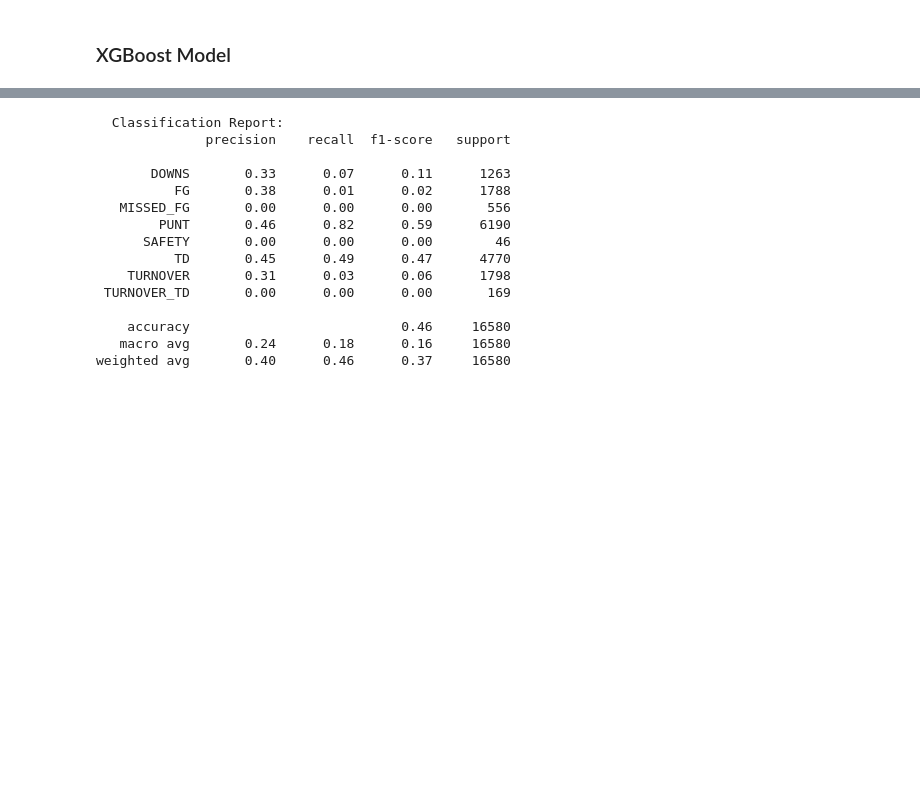
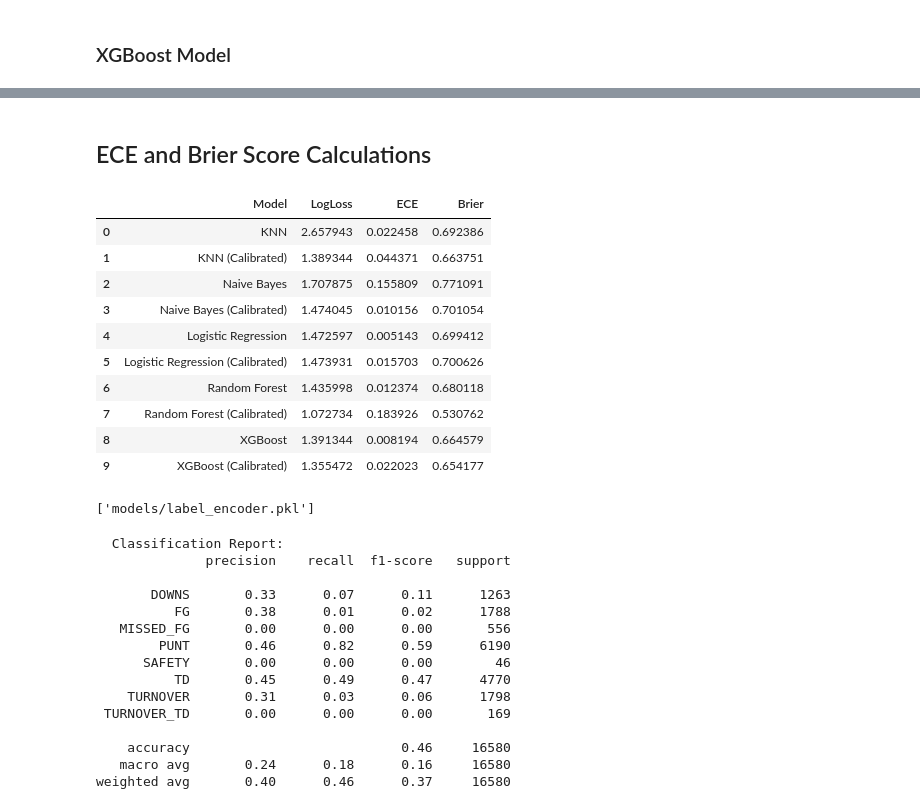
Before and after one commit to truett-jt/CFB-Simulator, a Jupyter notebook: cfb.ipynb, the cells around one changed output, grey strips where cells are left out. Drawn from its saved outputs; the diff is of its cells as text; code cells hidden in the pictures; blank space fills up the shorter version.

```diff
--- a/cfb.ipynb
+++ b/cfb.ipynb
@@ -1024,7 +985,7 @@ param_dist = {
 rf_random = RandomizedSearchCV(
     rf,
     param_distributions=param_dist,
-    n_iter=20,
+    n_iter=5,
     scoring="neg_log_loss",
     cv=3,
     verbose=2,
@@ -1203,0 +1130,3 @@ Log-Loss Results
+# %%
+xgb_calibrated = CalibratedClassifierCV(best_xgb, method="isotonic", cv=5)
+xgb_calibrated.fit(X_train, y_train)
@@ -1203,0 +1151,2 @@ Log-Loss Results
+# %% [markdown]
+## ECE and Brier Score Calculations
@@ -1204,3 +1175,60 @@ Log-Loss Results
+# %%
+def compute_brier(y_true, y_probs):
+    ohe = OneHotEncoder(sparse_output=False)
+    y_true_oh = ohe.fit_transform(y_true.reshape(-1, 1))
+
+    return np.mean(np.sum((y_probs - y_true_oh) ** 2, axis=1))
+# %%
+def evaluate_model(model, X, y):
+    y_probs = model.predict_proba(X)
+
+    return{
+        "LogLoss": log_loss(y, y_probs),
+        "ECE": compute_ece(y, y_probs),
+        "Brier": compute_brier(y, y_probs)
+    }
+# %%
+results = []
+
+models = {
+    "KNN": knn_random.best_estimator_,
+    "KNN (Calibrated)": knn_calibrated,
+    "Naive Bayes": nb_random.best_estimator_,
+    "Naive Bayes (Calibrated)": nb_calibrated,
+    "Logistic Regression": logreg_random.best_estimator_,
+    "Logistic Regression (Calibrated)": logreg_calibrated,
+    "Random Forest": rf_random.best_estimator_,
+    "Random Forest (Calibrated)": rf_calibrated,
+    "XGBoost": xgb_random.best_estimator_,
+    "XGBoost (Calibrated)": xgb_calibrated
+}
+
+for name, model in models.items():
+    metrics = evaluate_model(model, X_val, y_val)
+    metrics["Model"] = name
+    results.append(metrics)
+
+results_df = pd.DataFrame(results)
+results_df = results_df[["Model", "LogLoss", "ECE", "Brier"]]
+
+display(results_df)
+# %% [output]
+|  | Model | LogLoss | ECE | Brier |
+| 0 | KNN | 2.657943 | 0.022458 | 0.692386 |
+| 1 | KNN (Calibrated) | 1.389344 | 0.044371 | 0.663751 |
+| 2 | Naive Bayes | 1.707875 | 0.155809 | 0.771091 |
+| 3 | Naive Bayes (Calibrated) | 1.474045 | 0.010156 | 0.701054 |
+| 4 | Logistic Regression | 1.472597 | 0.005143 | 0.699412 |
+| 5 | Logistic Regression (Calibrated) | 1.473931 | 0.015703 | 0.700626 |
+| 6 | Random Forest | 1.435998 | 0.012374 | 0.680118 |
+| 7 | Random Forest (Calibrated) | 1.072734 | 0.183926 | 0.530762 |
+| 8 | XGBoost | 1.391344 | 0.008194 | 0.664579 |
+| 9 | XGBoost (Calibrated) | 1.355472 | 0.022023 | 0.654177 |
+# %%
+joblib.dump(xgb_calibrated, "models/xgb_calibrated.pkl")
+joblib.dump(le, "models/label_encoder.pkl")
+# %% [output]
+['models/label_encoder.pkl']
 # %%
 # take a look at your classification report
 # decent accuracy. Biggest concern is really the FG percentage
```
Also changed, not shown: parts of 32 cells of this notebook, 7 other files.
